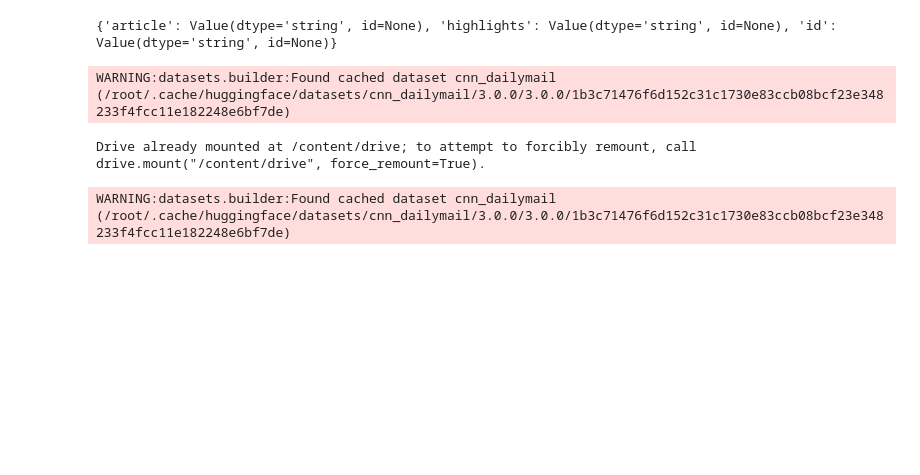
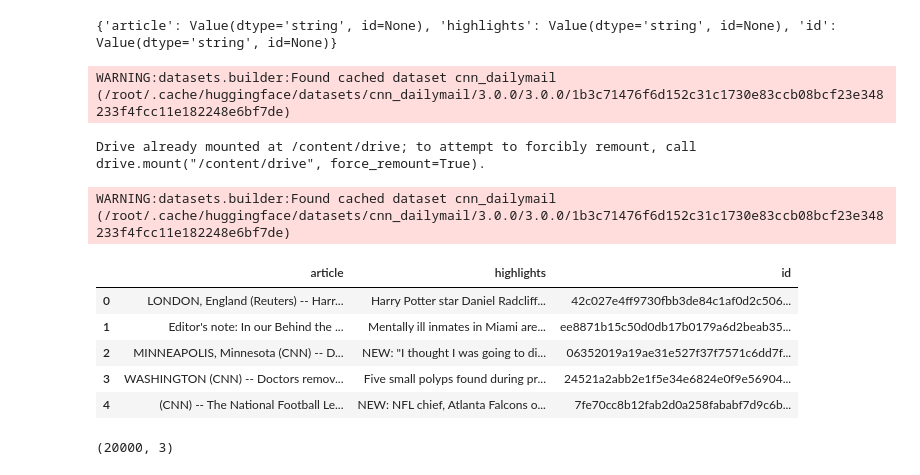
Before and after one commit to aaaa760/Semantic-Abstract-Generator, a Jupyter notebook: Dataset.ipynb, the cells around one changed output. Cells and saved outputs as stored; diff of their text form; code cells hidden in the pictures; blank space fills up the shorter version.

```diff
--- a/Dataset.ipynb
+++ b/Dataset.ipynb
@@ -87,3 +87,18 @@ train_df.to_csv(output_path, index=False)
 # %% [output]
 Drive already mounted at /content/drive; to attempt to forcibly remount, call drive.mount("/content/drive", force_remount=True).
 WARNING:datasets.builder:Found cached dataset cnn_dailymail (/root/.cache/huggingface/datasets/cnn_dailymail/3.0.0/3.0.0/1b3c71476f6d152c31c1730e83ccb08bcf23e348233f4fcc11e182248e6bf7de)
+# %%
+df = pd.read_csv("/content/drive/MyDrive/datasets/cnn_dailymail_subset.csv" , encoding = 'latin-1')
+df = df.dropna()
+df.head()
+# %% [output]
+|  | article | highlights | id |
+| 0 | LONDON, England (Reuters) -- Harr... | Harry Potter star Daniel Radcliff... | 42c027e4ff9730fbb3de84c1af0d2c506... |
+| 1 | Editor's note: In our Behind the ... | Mentally ill inmates in Miami are... | ee8871b15c50d0db17b0179a6d2beab35... |
+| 2 | MINNEAPOLIS, Minnesota (CNN) -- D... | NEW: "I thought I was going to di... | 06352019a19ae31e527f37f7571c6dd7f... |
+| 3 | WASHINGTON (CNN) -- Doctors remov... | Five small polyps found during pr... | 24521a2abb2e1f5e34e6824e0f9e56904... |
+| 4 | (CNN) -- The National Football Le... | NEW: NFL chief, Atlanta Falcons o... | 7fe70cc8b12fab2d0a258fababf7d9c6b... |
+# %%
+df.shape
+# %% [output]
+(20000, 3)
```
Also changed, not shown: parts of 2 cells of this notebook.
